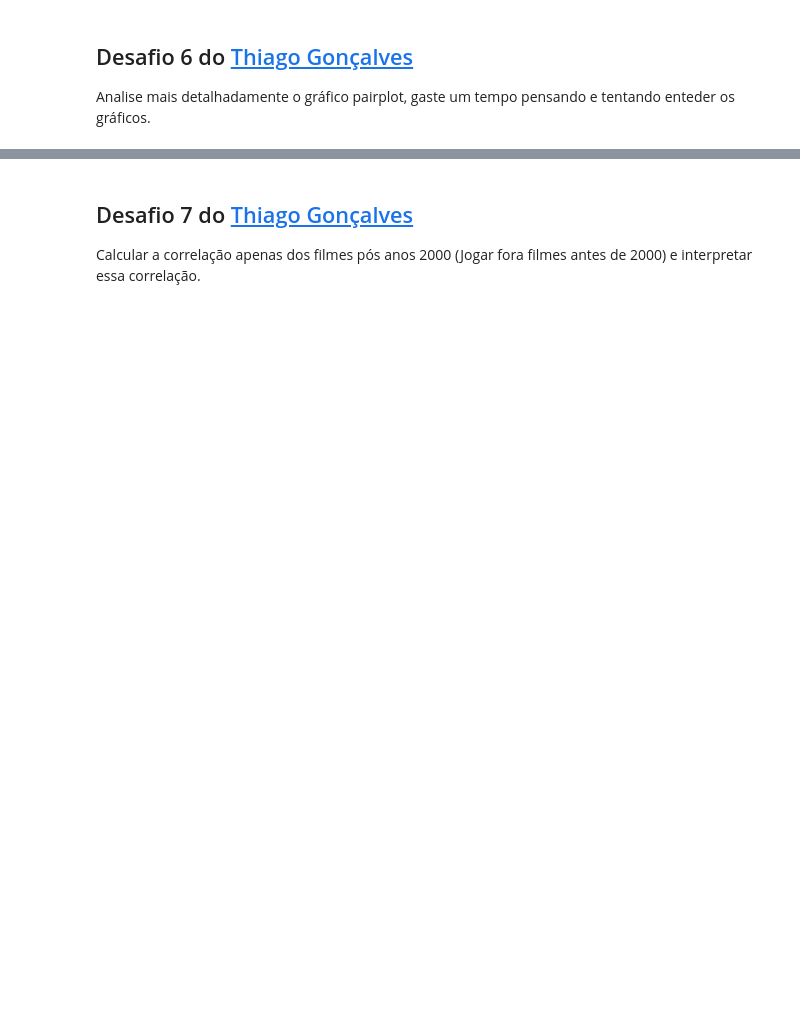
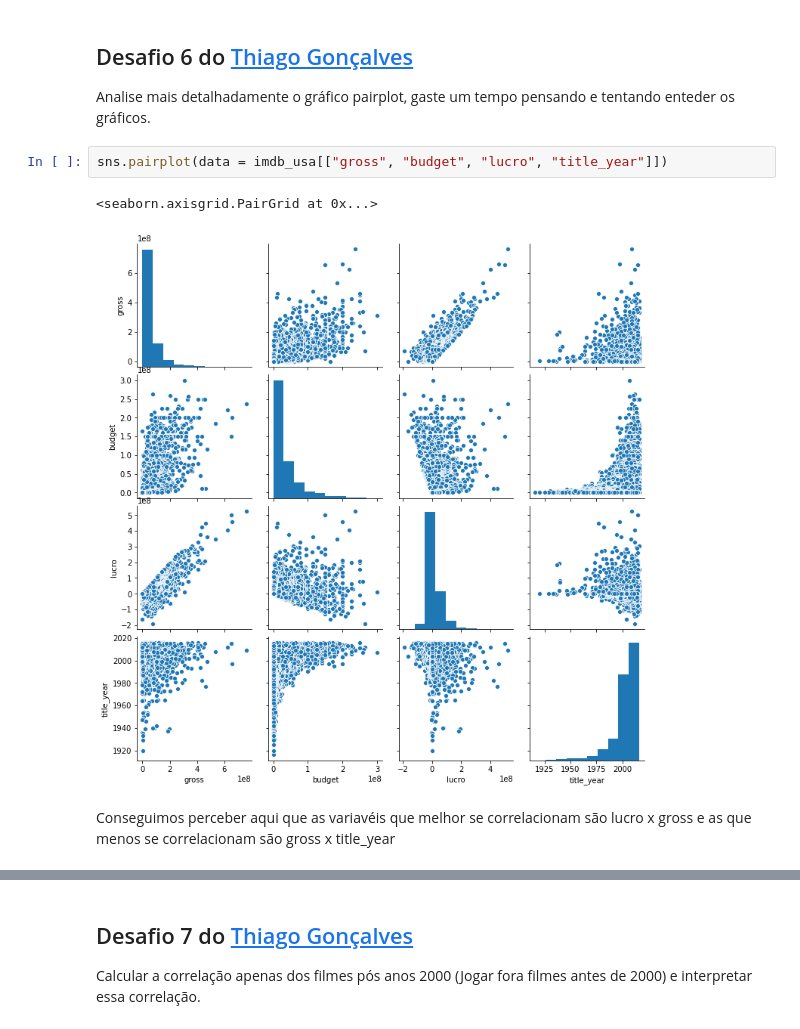
Before and after one commit to alexandrealvees/Quarentena, a Jupyter notebook: quarentena_de_dados_alura.ipynb, the cells around one changed output, grey strips where cells are left out. Saved outputs shown, nothing was run; the diff lists cells and outputs as text; blank space fills up the shorter version.

```diff
--- a/quarentena_de_dados_alura.ipynb
+++ b/quarentena_de_dados_alura.ipynb
@@ -1257,3 +1199,10 @@ No gráfico de **filmes_irmaos por dindin** temos alguns pontos estranhos entre
 ## Desafio 6 do [Thiago Gonçalves](https://twitter.com/tgcsantos)
 
 Analise mais detalhadamente o gráfico pairplot, gaste um tempo pensando e tentando enteder os gráficos.
+# %%
+sns.pairplot(data = imdb_usa[["gross", "budget", "lucro", "title_year"]])
+# %% [output]
+<seaborn.axisgrid.PairGrid at 0x...>
+[figure, added]
+# %% [markdown]
+Conseguimos perceber aqui que as variavéis que melhor se correlacionam são lucro x gross e as que menos se correlacionam são gross x title_year
```
Also changed, not shown: parts of 96 cells of this notebook.
